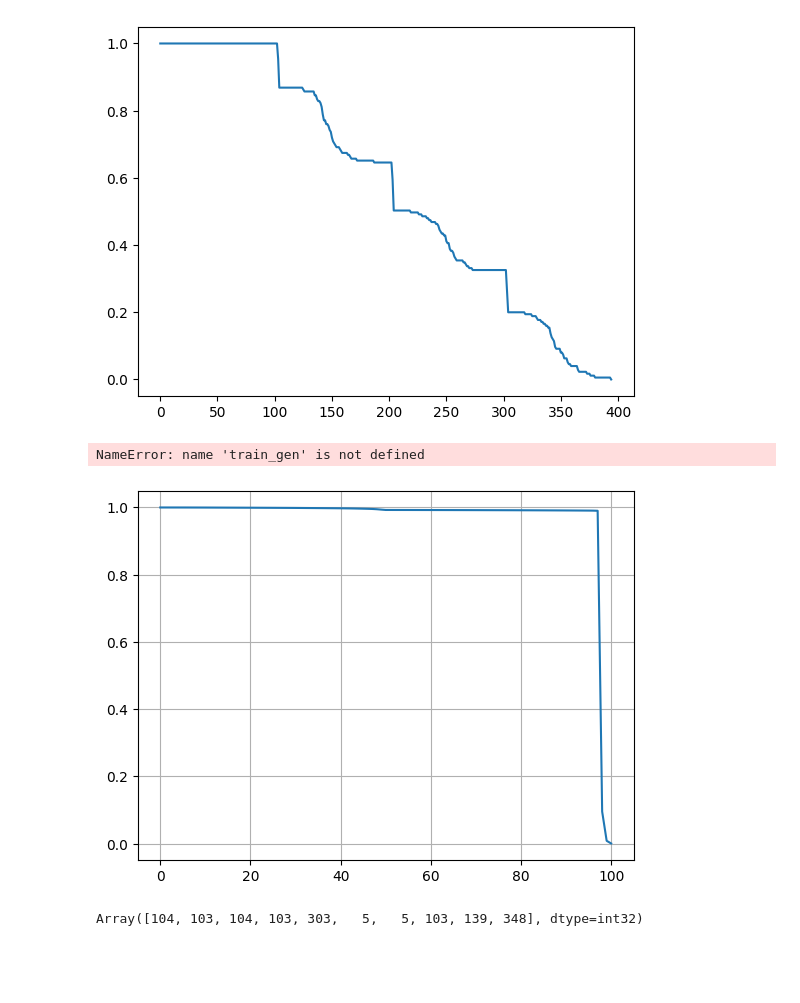
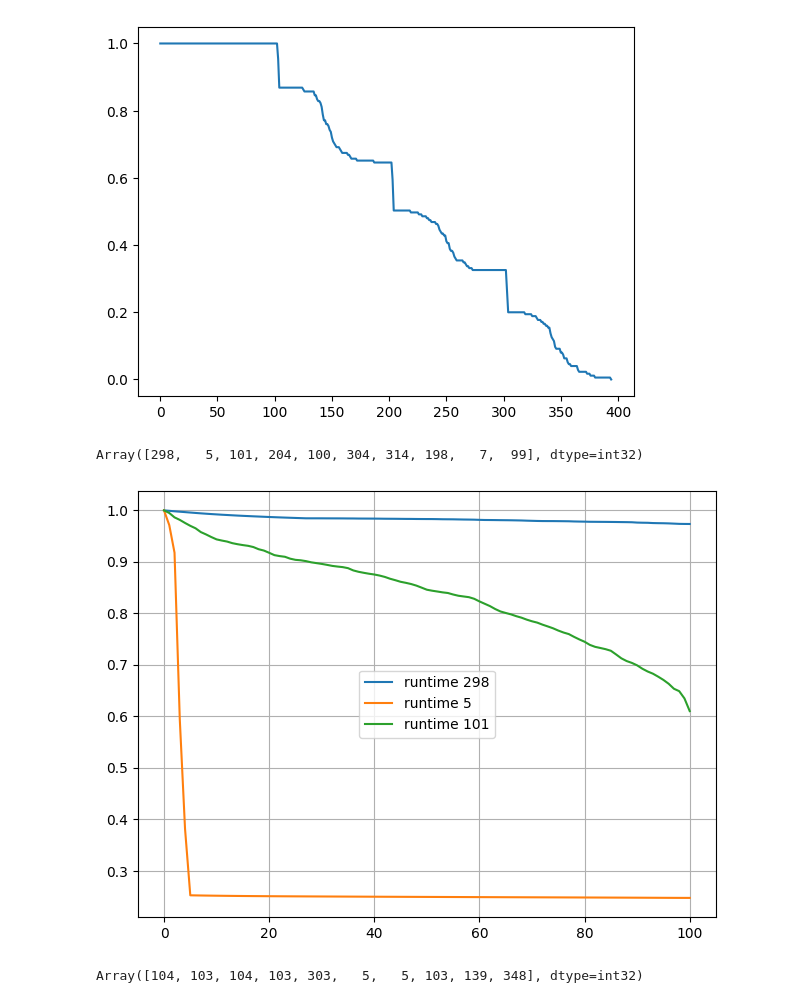
Before and after one commit to marianaw/deeptcsr, a Jupyter notebook: notebooks/standard_sa_single_task.ipynb, the cells around one changed output. Cells and saved outputs as stored; diff of their text form; code cells hidden in the pictures; blank space fills up the shorter version.

```diff
--- a/notebooks/standard_sa_single_task.ipynb
+++ b/notebooks/standard_sa_single_task.ipynb
@@ -17,3 +17,6 @@ def score(beta, xs):
 # %%
 config_path = '../config_server.yaml'
 config = yaml.load(open(config_path, 'r'), Loader=yaml.FullLoader)
+# %%
+task_id = config['dataset_kwargs']['task_id']
+task_id
@@ -56,7 +33,7 @@ NameError: name 'agent' is not defined
 # %%
 %%time
 
-num_exps = 10
+num_exps = 5
 sizes = [.2]
 
 res2_is = np.zeros((num_exps, len(sizes)))
@@ -230,17 +220,27 @@ tot = jnp.sum((1 / ws[ts[idx] - 1]) *
 # Sequences that are still active.
 idx = (ts > h) | ((ts == h) & cs)
 tot = jnp.sum((1 / ws[h - 1]) * (1.0 - surv[idx, h - 1]) ** 2)
+# %%
+train_gen.ts[:10]
+# %% [output]
+Array([298,   5, 101, 204, 100, 304, 314, 198,   7,  99], dtype=int32)
 # %%
 train_seqs = train_gen.X[:10]
 surv = model.survival_curve(train_seqs)
-# %% [output]
-NameError: name 'train_gen' is not defined
 # %%
-plt.plot(surv[4])
+plt.plot(surv[0], label='runtime 298')
+plt.plot(surv[1], label='runtime 5')
+plt.plot(surv[2], label='runtime 101')
+plt.legend()
 plt.grid()
+
+plt.tight_layout()  # Ensures a tight layout
+plt.savefig("../../Figures/survival_curves_task_{}.pdf".format(task_id), format="pdf")
+
+
 plt.show()
 # %% [output]
-[figure, old version]
+[figure, new version]
 # %%
 train_gen.ts[:10]
 # %% [output]
```
Also changed, not shown: parts of 12 cells of this notebook, 6 other files.
